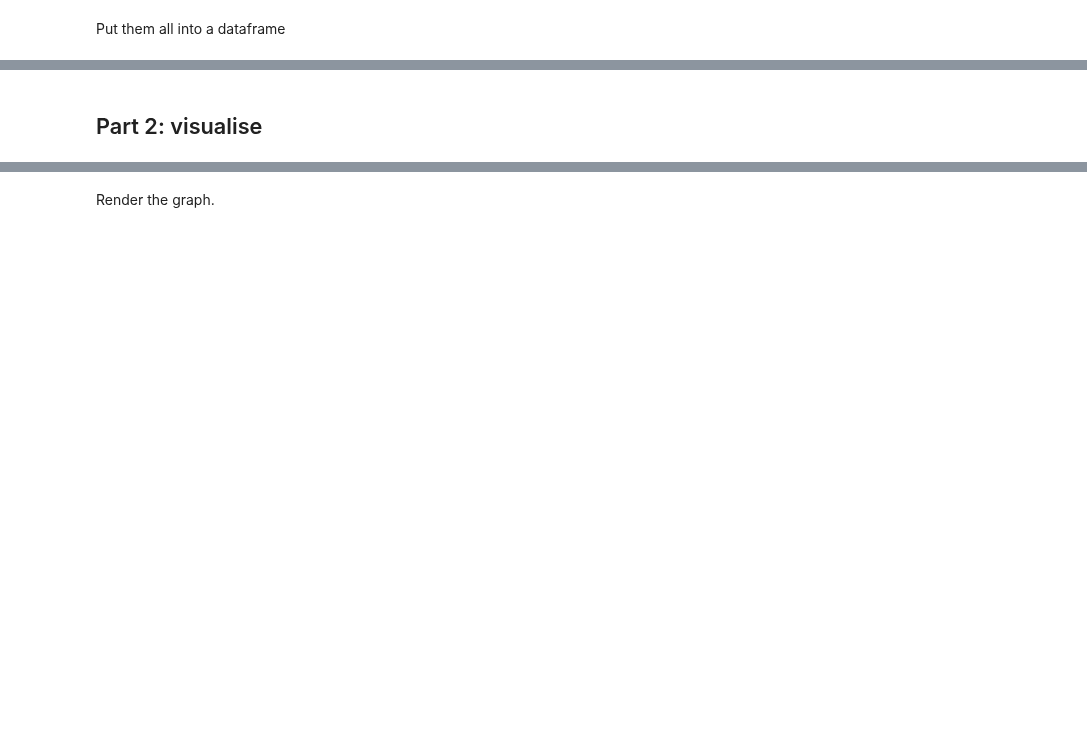
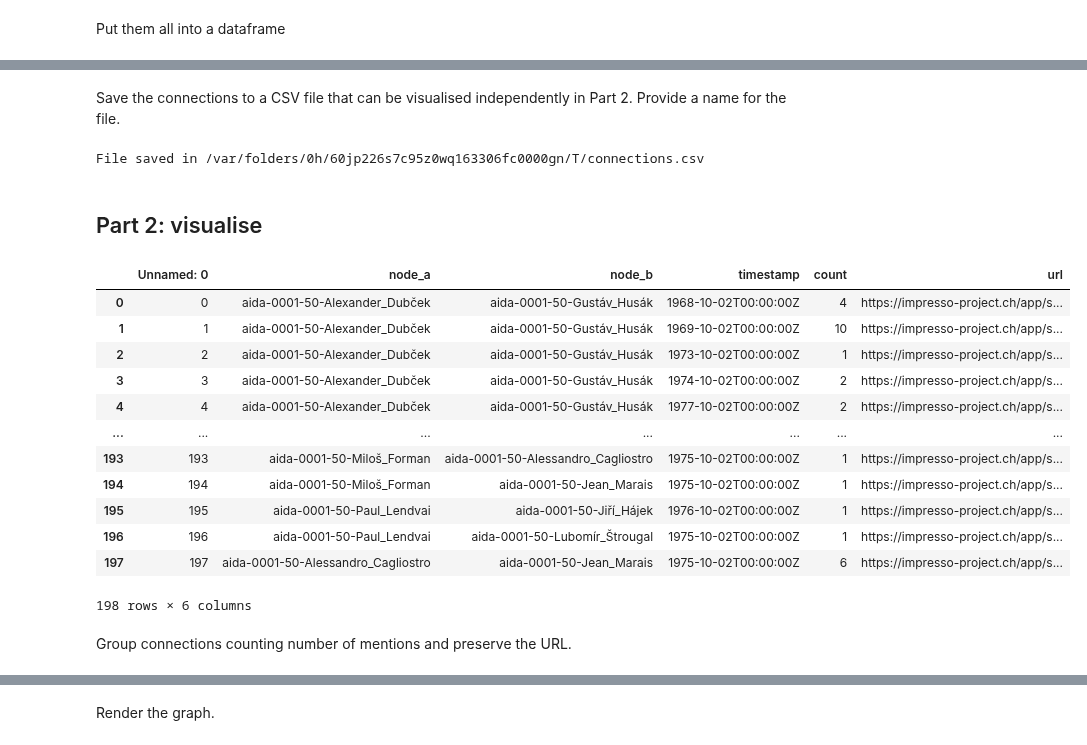
Before and after one commit to impresso/impresso-datalab-notebooks, a Jupyter notebook: 4-impresso-py/network_graph.ipynb, the cells around one changed output, grey strips where cells are left out. Drawn from its saved outputs; the diff is of its cells as text; code cells hidden in the pictures; blank space fills up the shorter version.

```diff
--- a/4-impresso-py/network_graph.ipynb
+++ b/4-impresso-py/network_graph.ipynb
@@ -102,10 +124,39 @@ connections_df.to_csv("connections.csv")
+# %% [markdown]
+Save the connections to a CSV file that can be visualised independently in Part 2. Provide a name for the file.
+# %%
+from tempfile import gettempdir
+
+temp_dir = gettempdir()
+
+connections_csv_filename = input("Enter the filename: ").replace(" ", "_")
+connections_csv_filepath = f"{temp_dir}/{connections_csv_filename}.csv"
+connections_df.to_csv(connections_csv_filepath)
+print(f"File saved in {connections_csv_filepath}")
+# %% [output]
+File saved in /var/folders/0h/60jp226s7c95z0wq163306fc0000gn/T/connections.csv
 # %% [markdown]
 ## Part 2: visualise
 # %%
 import pandas as pd
 
-connections_df = pd.read_csv("connections.csv")
+connections_df = pd.read_csv(connections_csv_filepath)
 connections_df
+# %% [output]
+|  | Unnamed: 0 | node_a | node_b | timestamp | count | url |
+| 0 | 0 | aida-0001-50-Alexander_Dubček | aida-0001-50-Gustáv_Husák | 1968-10-02T00:00:00Z | 4 | https://impresso-project.ch/app/s... |
+| 1 | 1 | aida-0001-50-Alexander_Dubček | aida-0001-50-Gustáv_Husák | 1969-10-02T00:00:00Z | 10 | https://impresso-project.ch/app/s... |
+| 2 | 2 | aida-0001-50-Alexander_Dubček | aida-0001-50-Gustáv_Husák | 1973-10-02T00:00:00Z | 1 | https://impresso-project.ch/app/s... |
+| 3 | 3 | aida-0001-50-Alexander_Dubček | aida-0001-50-Gustáv_Husák | 1974-10-02T00:00:00Z | 2 | https://impresso-project.ch/app/s... |
+| 4 | 4 | aida-0001-50-Alexander_Dubček | aida-0001-50-Gustáv_Husák | 1977-10-02T00:00:00Z | 2 | https://impresso-project.ch/app/s... |
+| ... | ... | ... | ... | ... | ... | ... |
+| 193 | 193 | aida-0001-50-Miloš_Forman | aida-0001-50-Alessandro_Cagliostro | 1975-10-02T00:00:00Z | 1 | https://impresso-project.ch/app/s... |
+| 194 | 194 | aida-0001-50-Miloš_Forman | aida-0001-50-Jean_Marais | 1975-10-02T00:00:00Z | 1 | https://impresso-project.ch/app/s... |
+| 195 | 195 | aida-0001-50-Paul_Lendvai | aida-0001-50-Jiří_Hájek | 1976-10-02T00:00:00Z | 1 | https://impresso-project.ch/app/s... |
+| 196 | 196 | aida-0001-50-Paul_Lendvai | aida-0001-50-Lubomír_Štrougal | 1975-10-02T00:00:00Z | 1 | https://impresso-project.ch/app/s... |
+| 197 | 197 | aida-0001-50-Alessandro_Cagliostro | aida-0001-50-Jean_Marais | 1975-10-02T00:00:00Z | 6 | https://impresso-project.ch/app/s... |
+198 rows × 6 columns
+# %% [markdown]
+Group connections counting number of mentions and preserve the URL.
 # %%
 grouped_connections_df = connections_df.groupby(['node_a', 'node_b']) \
     .agg({'timestamp': lambda x: ', '.join(list(x)), 'count': 'sum', 'url': lambda x: list(set(x))[0]}) \
```
Also changed, not shown: parts of 20 cells of this notebook.
